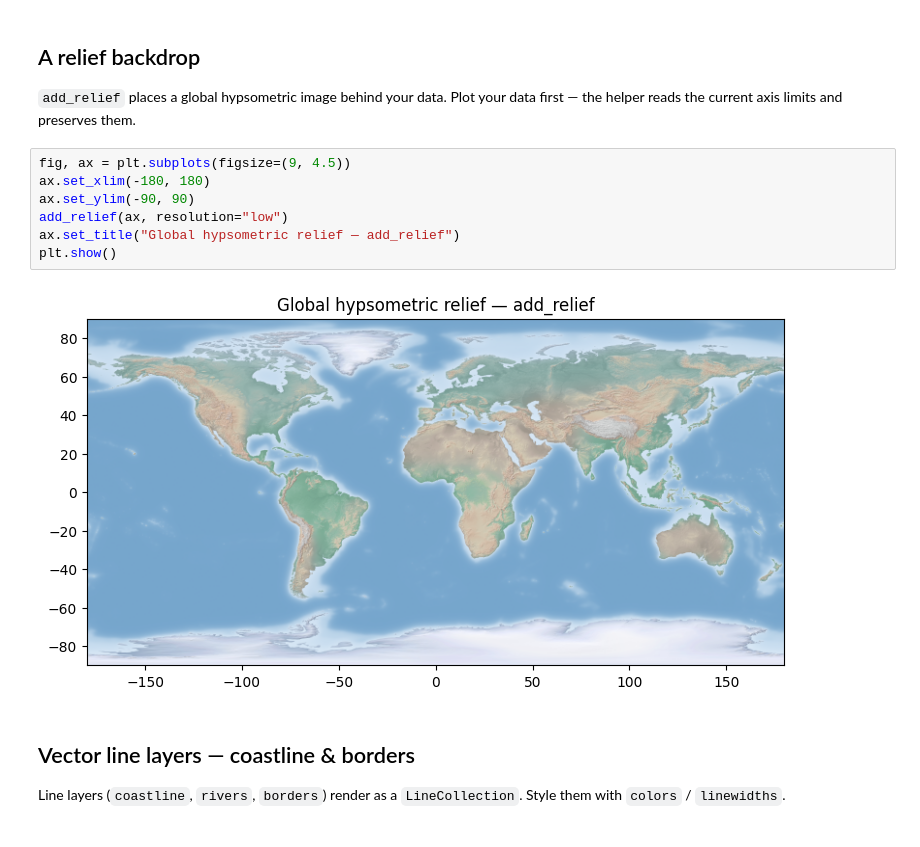
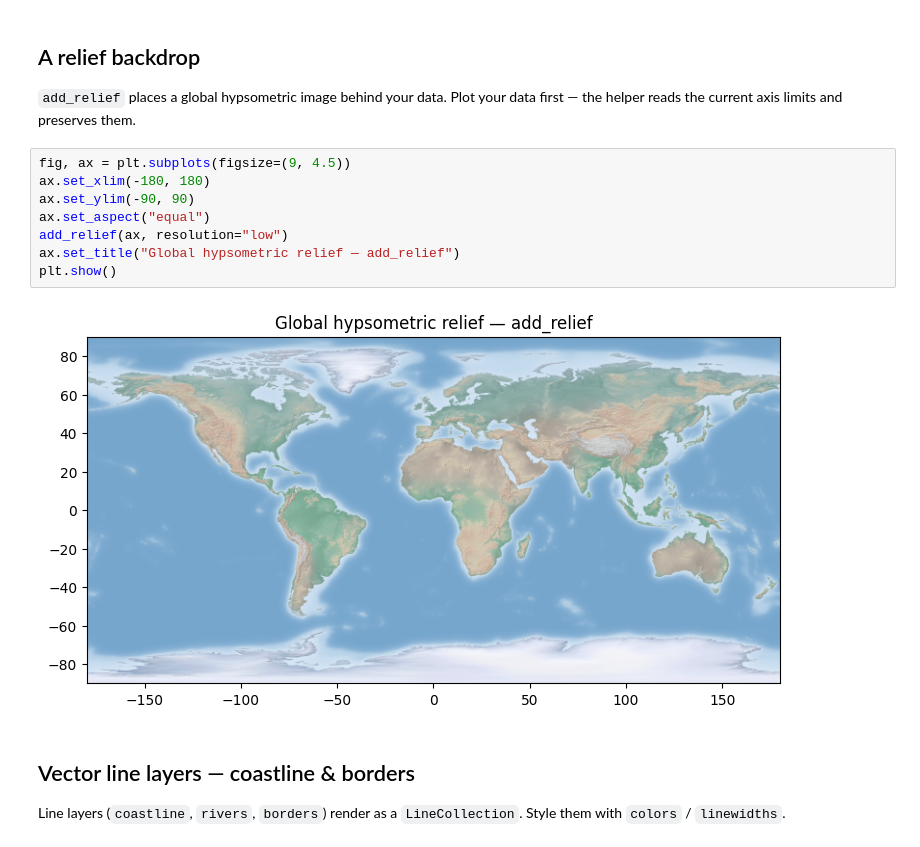
Before and after one commit to serapeum-org/cleopatra, a Jupyter notebook: docs/notebooks/reference/reference_examples.ipynb, the cells around one changed output. Drawn from its saved outputs; the diff is of its cells as text.

```diff
--- a/docs/notebooks/reference/reference_examples.ipynb
+++ b/docs/notebooks/reference/reference_examples.ipynb
@@ -73,12 +77,13 @@ helper reads the current axis limits and preserves them.
 # %%
 fig, ax = plt.subplots(figsize=(9, 4.5))
 ax.set_xlim(-180, 180)
 ax.set_ylim(-90, 90)
+ax.set_aspect("equal")
 add_relief(ax, resolution="low")
 ax.set_title("Global hypsometric relief — add_relief")
 plt.show()
 # %% [output]
-[figure, old version]
+[figure, new version]
 # %% [markdown]
 ## Vector line layers — coastline & borders
 
```
Also changed, not shown: parts of 8 cells of this notebook.
